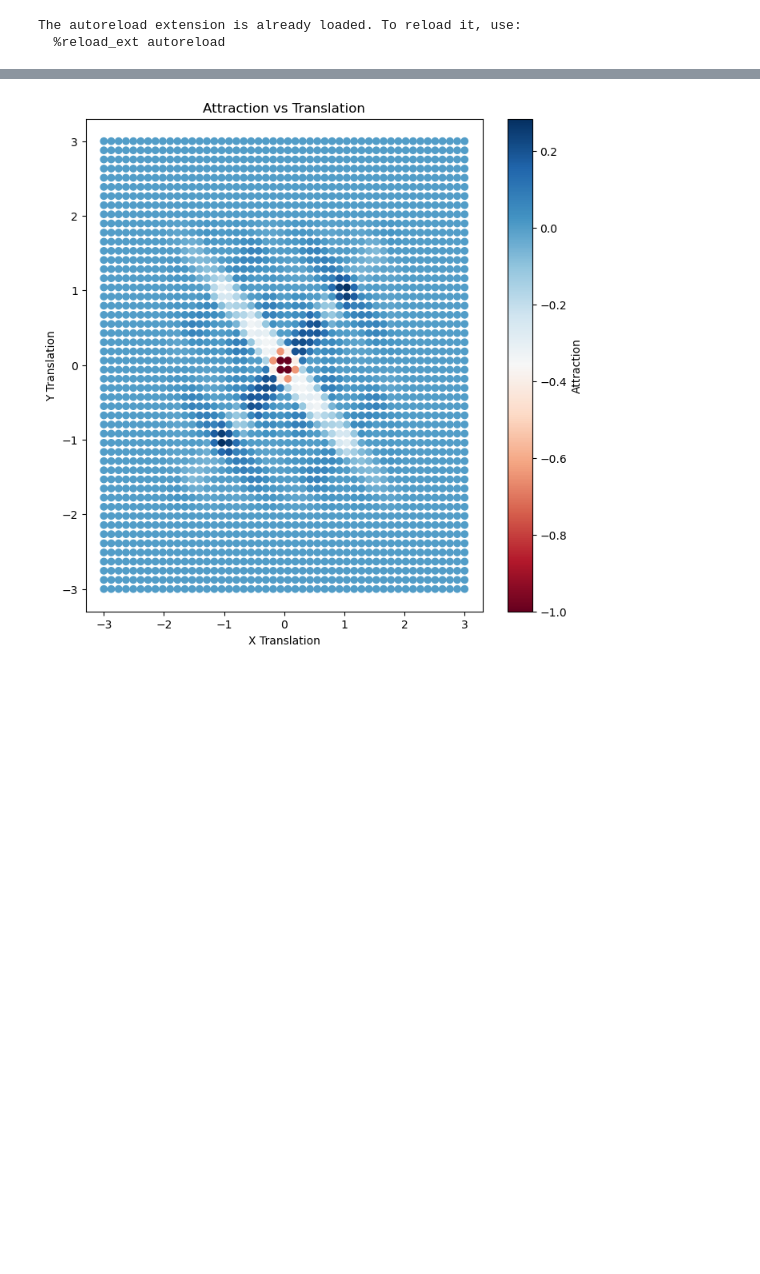
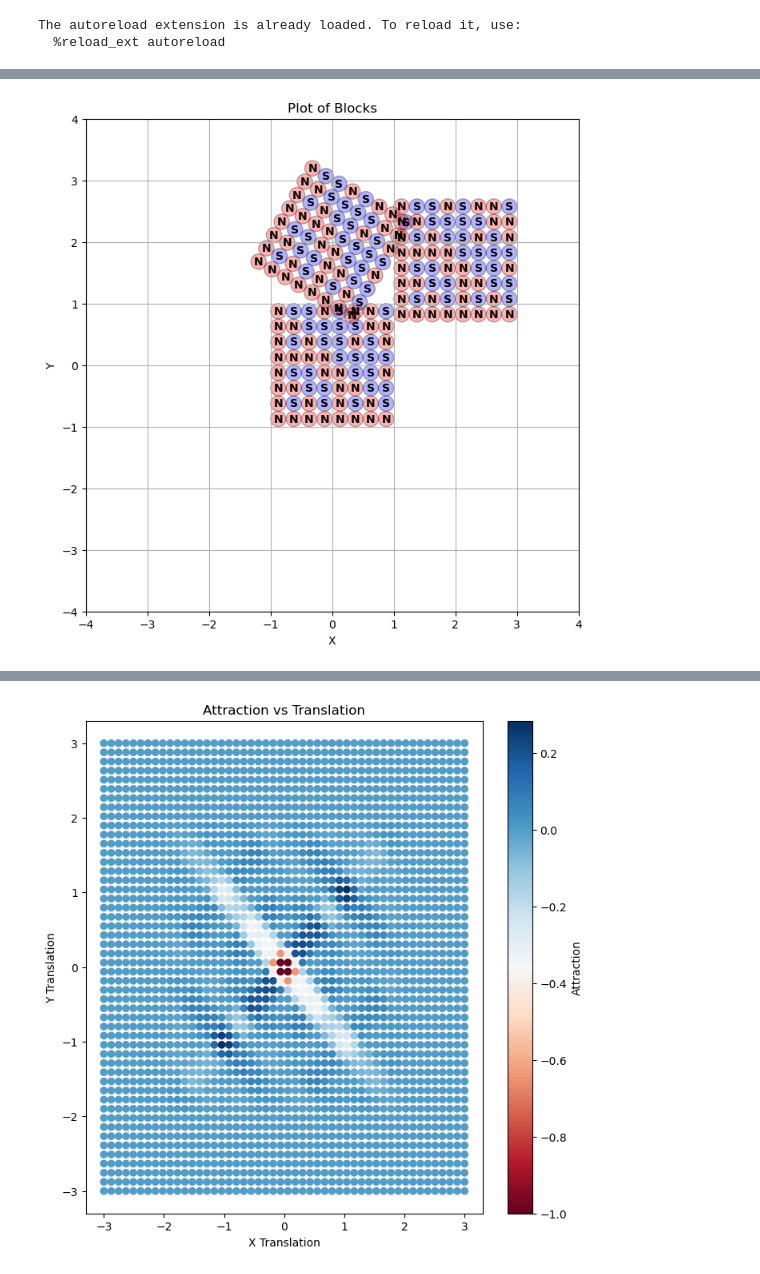
Before and after one commit to ProgrammableMatterLab/code-theory, a Jupyter notebook: test.ipynb, the cells around one changed output, grey strips where cells are left out. Saved outputs shown, nothing was run; the diff lists cells and outputs as text; code cells hidden in the pictures; blank space fills up the shorter version.

```diff
--- a/test.ipynb
+++ b/test.ipynb
@@ -30,0 +66,10 @@ plot.plot_rotation_attraction(a,b, num_angles=360)
+# %%
+a = generators.gen_had_block(8)
+b = a.clone()
+c = b.clone()
+b.rotate(30)
+b.translate(torch.tensor([0, 2]))
+c.translate(torch.tensor([2, 1.7]))
+plot.plot_faces([a, b, c], zoom_factor=4)
+# %% [output]
+[figure, added]
```
Also changed, not shown: parts of 9 cells of this notebook.
